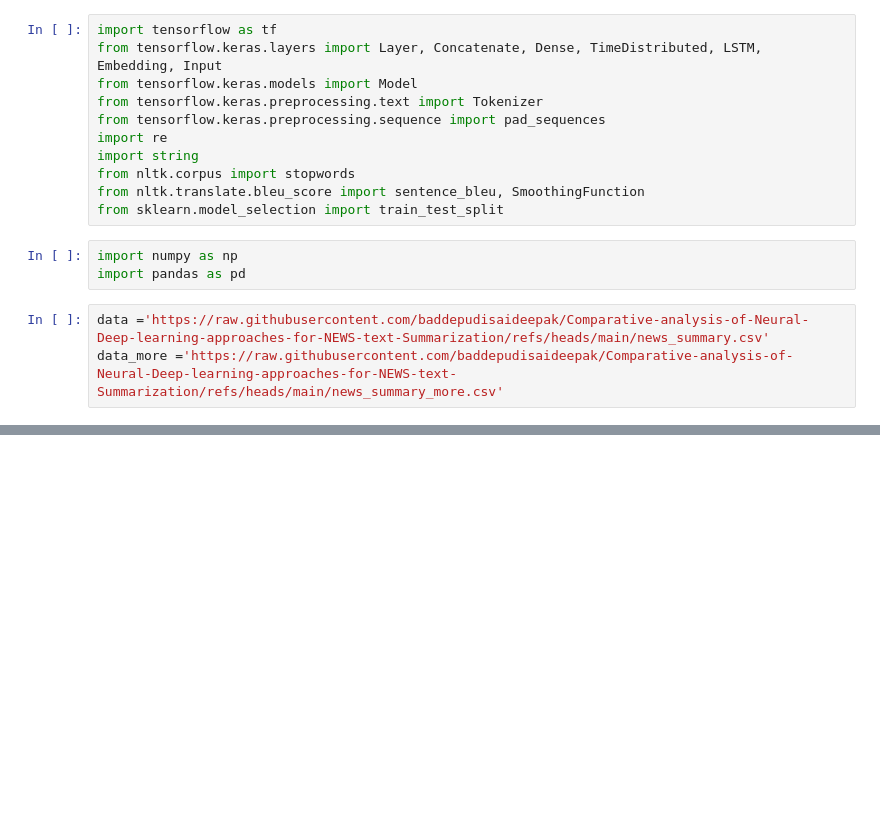
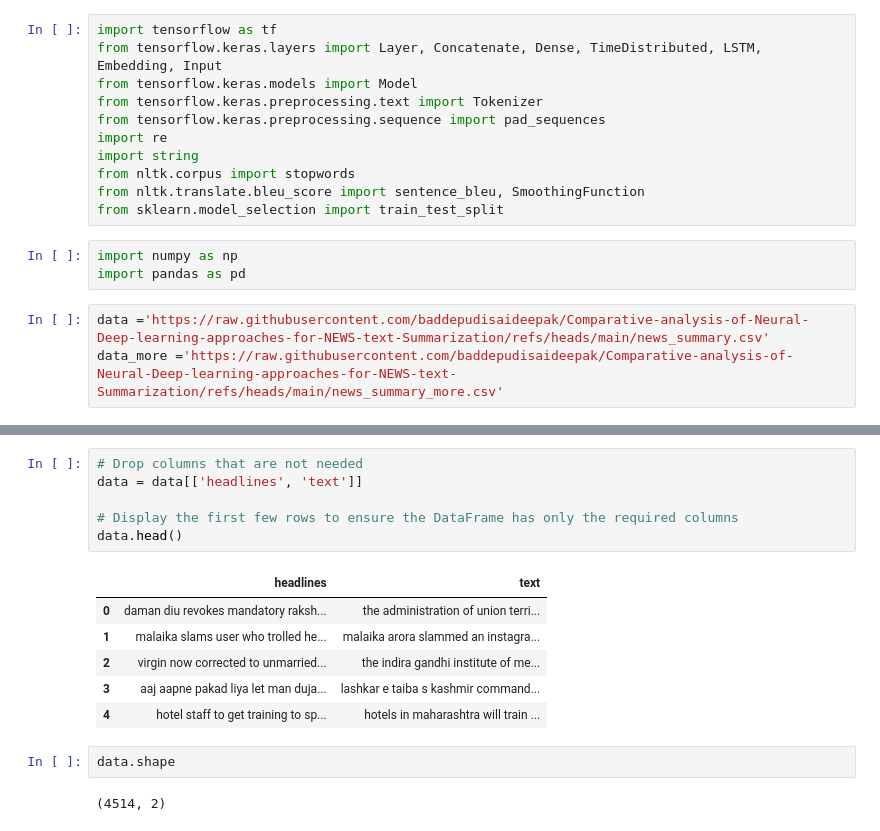
Before and after one commit to baddepudisaideepak/Comparative-analysis-of-Neural-Deep-learning-approaches-for-NEWS-text-Summarization, a Jupyter notebook: finalprojectcode.ipynb, the cells around one changed output, grey strips where cells are left out. Saved outputs shown, nothing was run; the diff lists cells and outputs as text; blank space fills up the shorter version.

```diff
--- a/finalprojectcode.ipynb
+++ b/finalprojectcode.ipynb
@@ -58,0 +32,17 @@ print(df_more.head())
+# %%
+# Drop columns that are not needed
+data = data[['headlines', 'text']]
+
+# Display the first few rows to ensure the DataFrame has only the required columns
+data.head()
+# %% [output]
+|  | headlines | text |
+| 0 | daman diu revokes mandatory raksh... | the administration of union terri... |
+| 1 | malaika slams user who trolled he... | malaika arora slammed an instagra... |
+| 2 | virgin now corrected to unmarried... | the indira gandhi institute of me... |
+| 3 | aaj aapne pakad liya let man duja... | lashkar e taiba s kashmir command... |
+| 4 | hotel staff to get training to sp... | hotels in maharashtra will train ... |
+# %%
+data.shape
+# %% [output]
+(4514, 2)
```
Also changed, not shown: parts of 11 cells of this notebook.
